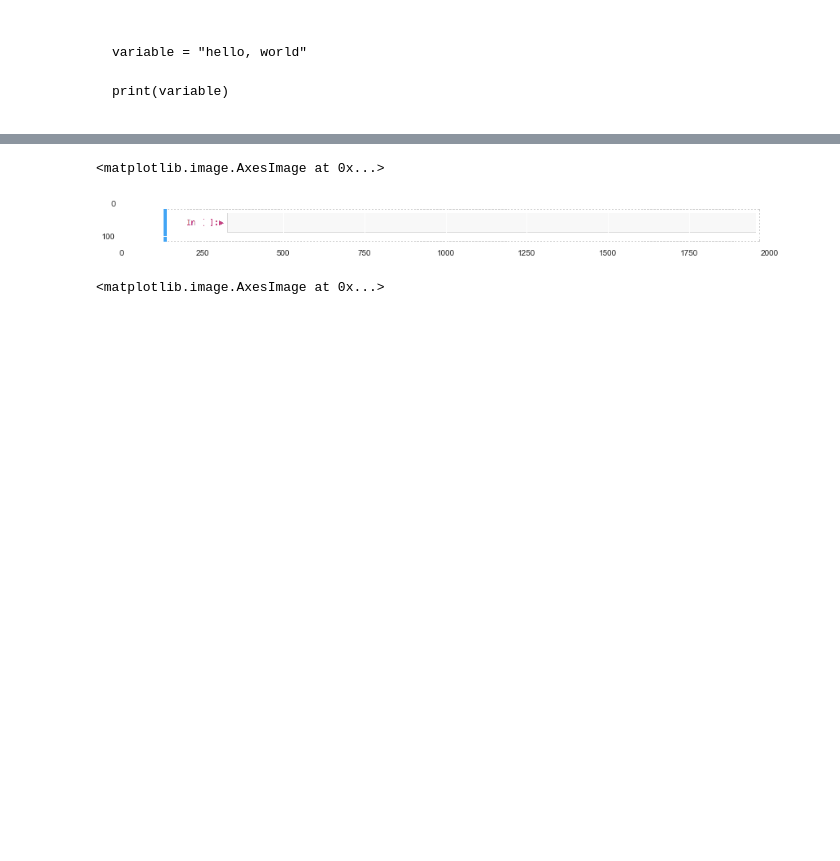
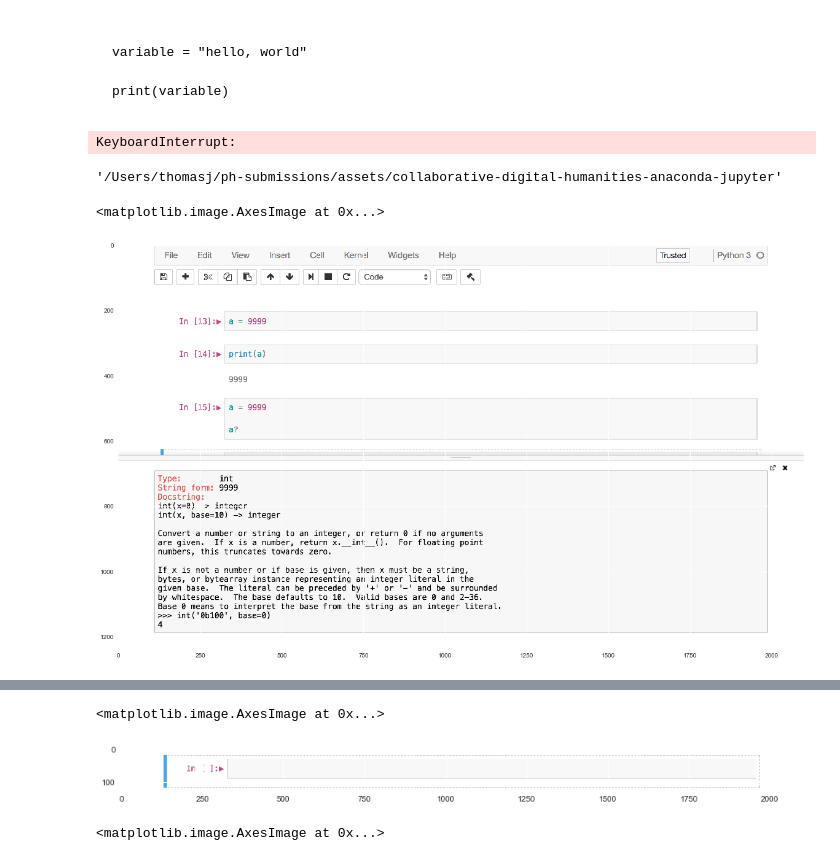
Before and after one commit to programminghistorian/ph-submissions, a Jupyter notebook: assets/collaborative-digital-humanities-anaconda-jupyter/Untitled.ipynb, the cells around one changed output, grey strips where cells are left out. Cells and saved outputs as stored; diff of their text form; code cells hidden in the pictures; blank space fills up the shorter version.

```diff
--- a/assets/collaborative-digital-humanities-anaconda-jupyter/Untitled.ipynb
+++ b/assets/collaborative-digital-humanities-anaconda-jupyter/Untitled.ipynb
@@ -400,13 +400,18 @@ chromedriver_mac64.zip
 <i class="fa-step-forward fa"></i>
 # %% [markdown]
 <div class="CodeMirror-lines"><div style="position: relative; outline: none;"><div class="CodeMirror-measure"></div><div class="CodeMirror-measure"></div><div style="position: relative; z-index: 1;"></div><div class="CodeMirror-cursors" style="visibility: hidden;"><div class="CodeMirror-cursor" style="left: 180px; top: 0px; height: 16.25px;">&nbsp;</div></div><div class="CodeMirror-code"><pre class=" CodeMirror-line "><span style="padding-right: 0.1px;"><span class="cm-variable">variable</span> = <span class="cm-string">"hello, world"</span></span></pre><pre class=" CodeMirror-line "><span style="padding-right: 0.1px;"><span class="cm-builtin">print</span>(<span class="cm-variable">variable</span>)</span></pre></div></div></div>
+# %%
+import time
+time.sleep(10)
+# %% [output]
+KeyboardInterrupt:
 # %%
 from fastcache import clru_cache
 from tempfile import mktemp
 from selenium import webdriver
 from matplotlib import image
 import matplotlib.pyplot as plt
-
+import time
 
 @clru_cache(1024)
 def snap(url, *scripts):
@@ -421,9 +426,10 @@ def snap(url, *scripts):
 
     driver.get(url)
 
-
     for script in scripts:
         driver.execute_script(script)
+
+    time.sleep(3)
 
     temp_fname = mktemp('.png','screen_cap')
     driver.get_screenshot_as_file(temp_fname)
@@ -437,6 +443,12 @@ def snap(url, *scripts):
 def crop(image, ymin=None, ymax=None, xmin=None, xmax=None):
     "crops image, origin is top left corner"
     return image[ymin:ymax, xmin:xmax]
+
+def crop_v(image, ymin1=None, ymax1=None, ymin2=None, ymax2=None):
+    "crops image, origin is top left corner"
+    return np.vstack((image[ymin1:ymax1,],image[ymin2:ymax2,]))
+
+
 
 
 def save(image, fname):
@@ -459,6 +471,10 @@ document.getElementsByClassName('cell code_cell rendered')[0].classList.add('sel
 document.getElementsByClassName('CodeMirror cm-s-ipython')[0].classList.add('CodeMirror-focused');
 """
 
+execute_script="""
+IPython.notebook.execute_all_cells();
+"""
+
 url = 'http://localhost:8890/tree/Untitled1.ipynb'
 
 img = snap(url, login_script)
@@ -467,11 +483,32 @@ save(crop(img, ymin=175, ymax=300, xmin=None, xmax=None), 'command_mode_cropped.
 save(crop(img, ymin=0, ymax=125, xmin=None, xmax=None), 'menu_cropped.png')
 save(crop(img, ymin=75, ymax=125, xmin=560, xmax=615), 'step_forward_cropped.png')
 save(crop(img, ymin=75, ymax=125, xmin=175, xmax=240), 'add_cell_cropped.png')
+save(crop(img, ymin=75, ymax=125, xmin=100, xmax=175), 'save_notebook_cropped.png')
 save(crop(img, ymin=0, ymax=300, xmin=None, xmax=None), 'basic_notebook_cropped.png')
 
 
 img2 = snap('http://localhost:8890/tree/Untitled2.ipynb', login_script) # down key press is not that simple in js, so set up a separate nb
 save(crop(img2, ymin=175, ymax=400, xmin=None, xmax=None), 'execution_cropped.png')
 
+save(crop(img2, ymin=400, ymax=575, xmin=None, xmax=None), 'markdown_plaintext_cropped.png')
+save(crop(img2, ymin=600, ymax=800, xmin=None, xmax=None), 'markdown_rendered_cropped.png')
+
+
 img3 = snap(url, login_script, edit_script)
 save(crop(img3, ymin=175, ymax=300, xmin=None, xmax=None), 'edit_mode_cropped.png')
+
+img4 = snap('http://localhost:8890/tree/Untitled3.ipynb', login_script, execute_script)
+
+save(crop(img4, ymin=200, ymax=425, xmin=None, xmax=None), 'shared_state_cropped.png')
+save(crop_v(img4, ymin1=0, ymax1=175, ymin2=450, ymax2=None), 'usage_cropped.png')
+# %%
+pwd
+# %% [output]
+'/Users/thomasj/ph-submissions/assets/collaborative-digital-humanities-anaconda-jupyter'
+# %%
+plt.figure(figsize=(20,20))
+import numpy as np
+plt.imshow(img4)
+# %% [output]
+<matplotlib.image.AxesImage at 0x...>
+[figure, added]
```
Also changed, not shown: parts of 7 cells of this notebook, 20 other files.
